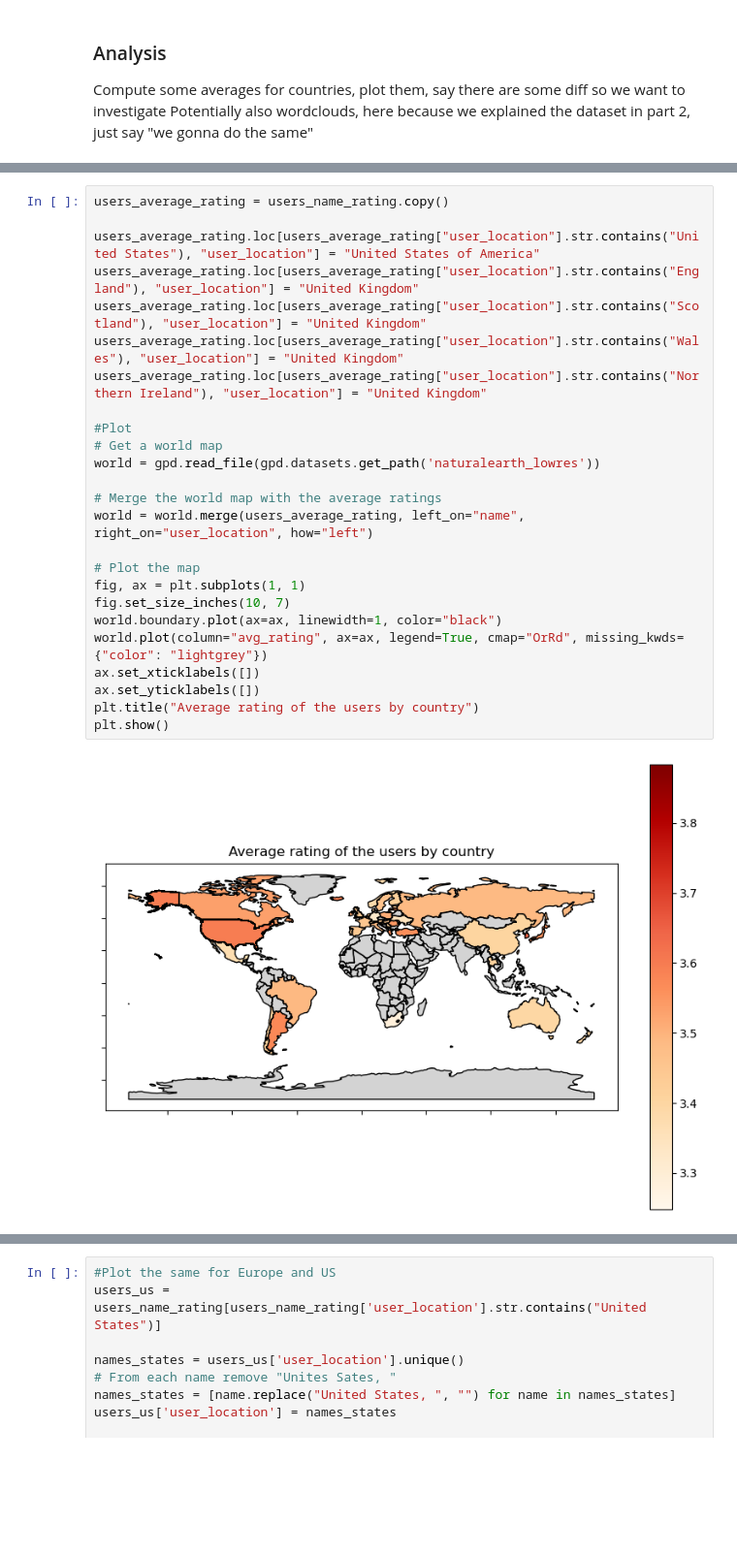
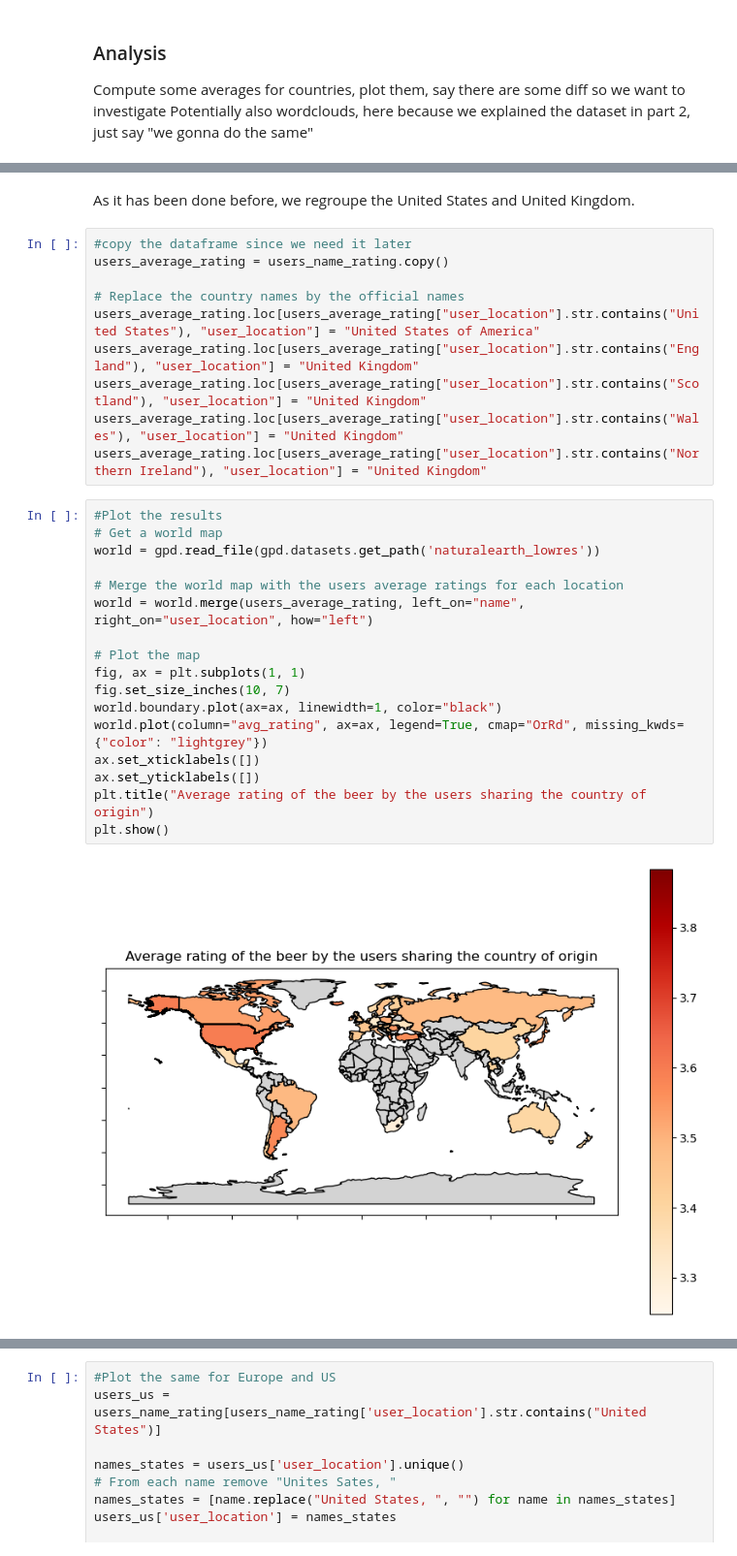
Before and after one commit to epfl-ada/ada-2023-project-riskybiscuits, a Jupyter notebook: main.ipynb, the cells around one changed output, grey strips where cells are left out. Shown at 97% size. Saved outputs shown, nothing was run; the diff lists cells and outputs as text; blank space fills up the shorter version.

```diff
--- a/main.ipynb
+++ b/main.ipynb
@@ -692,31 +714,35 @@ users_name_rating.head()
 | 2 | Australia | 18708 | 3.396380 |
 | 3 | Austria | 2359 | 3.429830 |
 | 4 | Belgium | 23460 | 3.470421 |
+# %% [markdown]
+As it has been done before, we regroupe the United States and United Kingdom.
+# %%
+#copy the dataframe since we need it later
+users_average_rating = users_name_rating.copy()
+
+# Replace the country names by the official names
+users_average_rating.loc[users_average_rating["user_location"].str.contains("United States"), "user_location"] = "United States of America"
+users_average_rating.loc[users_average_rating["user_location"].str.contains("England"), "user_location"] = "United Kingdom"
+users_average_rating.loc[users_average_rating["user_location"].str.contains("Scotland"), "user_location"] = "United Kingdom"
+users_average_rating.loc[users_average_rating["user_location"].str.contains("Wales"), "user_location"] = "United Kingdom"
+users_average_rating.loc[users_average_rating["user_location"].str.contains("Northern Ireland"), "user_location"] = "United Kingdom"
 # %%
-users_average_rating = users_name_rating.copy()
-
-users_average_rating.loc[users_average_rating["user_location"].str.contains("United States"), "user_location"] = "United States of America"
-users_average_rating.loc[users_average_rating["user_location"].str.contains("England"), "user_location"] = "United Kingdom"
-users_average_rating.loc[users_average_rating["user_location"].str.contains("Scotland"), "user_location"] = "United Kingdom"
-users_average_rating.loc[users_average_rating["user_location"].str.contains("Wales"), "user_location"] = "United Kingdom"
-users_average_rating.loc[users_average_rating["user_location"].str.contains("Northern Ireland"), "user_location"] = "United Kingdom"
-
-#Plot
+#Plot the results
 # Get a world map
 world = gpd.read_file(gpd.datasets.get_path('naturalearth_lowres'))
 
-# Merge the world map with the average ratings
+# Merge the world map with the users average ratings for each location
 world = world.merge(users_average_rating, left_on="name", right_on="user_location", how="left")
 
 # Plot the map
 fig, ax = plt.subplots(1, 1)
 fig.set_size_inches(10, 7)
 world.boundary.plot(ax=ax, linewidth=1, color="black")
 world.plot(column="avg_rating", ax=ax, legend=True, cmap="OrRd", missing_kwds={"color": "lightgrey"})
 ax.set_xticklabels([])
 ax.set_yticklabels([])
-plt.title("Average rating of the users by country")
+plt.title("Average rating of the beer by the users sharing the country of origin")
 plt.show()
 # %% [output]
-[figure, old version]
+[figure, new version]
 # %%
```
Also changed, not shown: parts of 24 cells of this notebook.
